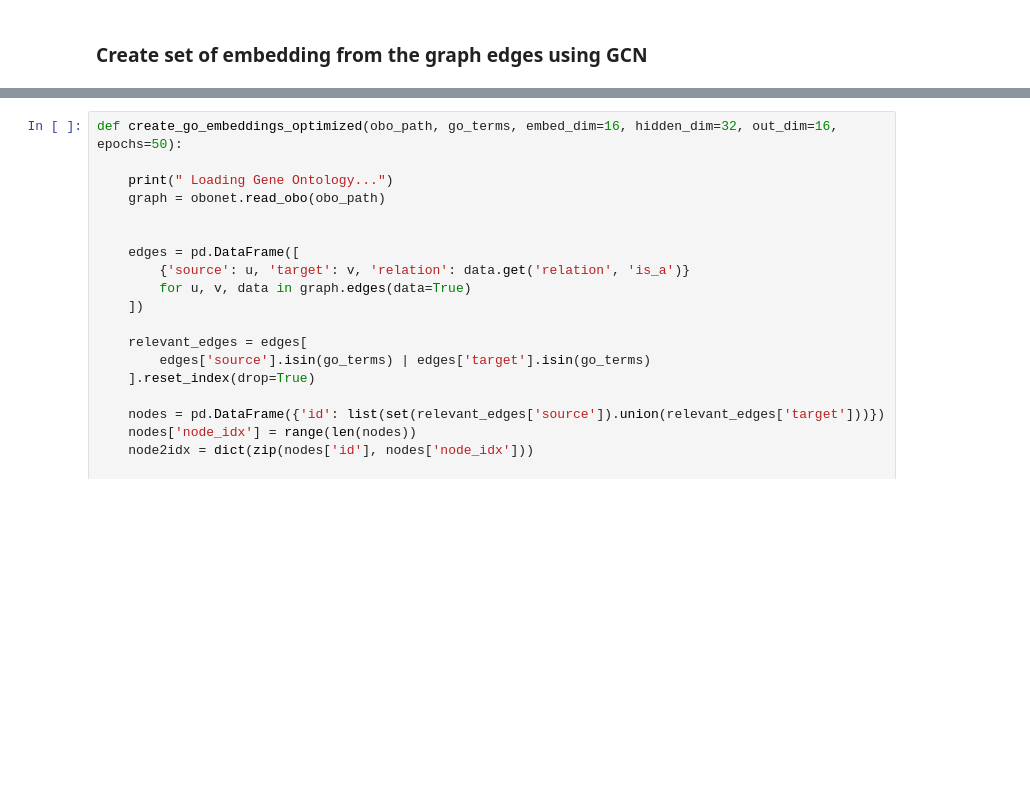
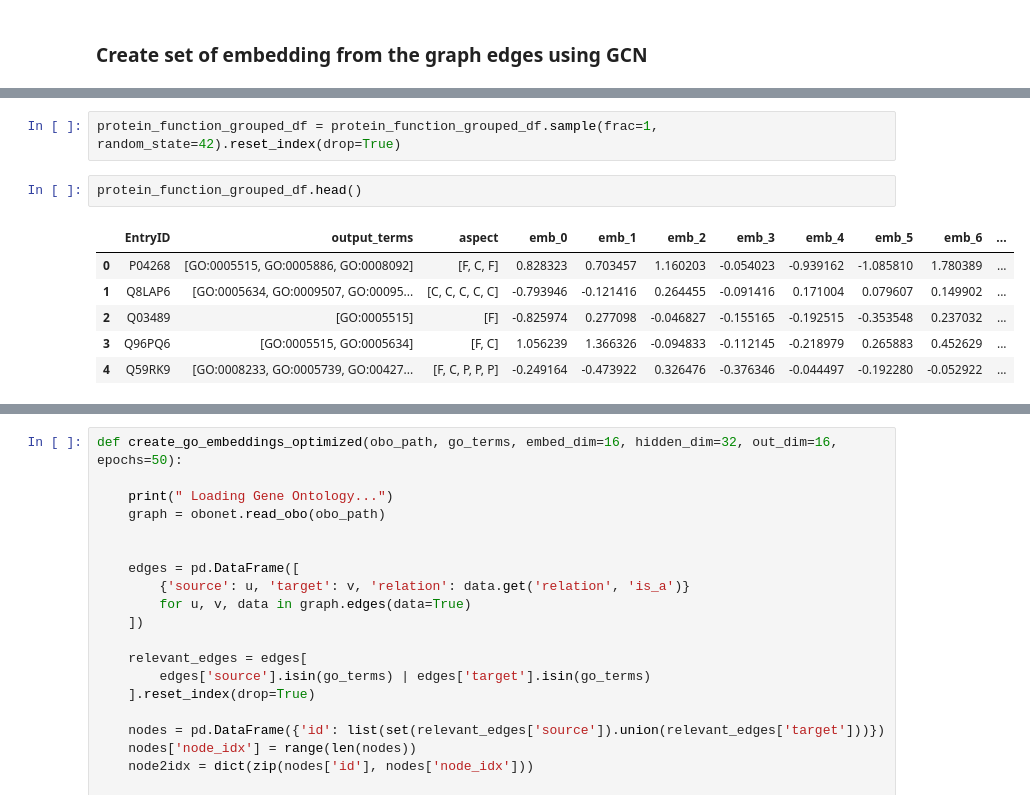
Before and after one commit to anirban1991/CAFA_6_protein_function_kaggle, a Jupyter notebook: dataprocessing-model-training.ipynb, the cells around one changed output, grey strips where cells are left out. Saved outputs shown, nothing was run; the diff lists cells and outputs as text; blank space fills up the shorter version.

```diff
--- a/dataprocessing-model-training.ipynb
+++ b/dataprocessing-model-training.ipynb
@@ -319,0 +437,11 @@ NameError: name 'protein_function_df' is not defined
+# %%
+protein_function_grouped_df = protein_function_grouped_df.sample(frac=1, random_state=42).reset_index(drop=True)
+# %%
+protein_function_grouped_df.head()
+# %% [output]
+|  | EntryID | output_terms | aspect | emb_0 | emb_1 | emb_2 | emb_3 | emb_4 | emb_5 | emb_6 | ... |
+| 0 | P04268 | [GO:0005515, GO:0005886, GO:0008092] | [F, C, F] | 0.828323 | 0.703457 | 1.160203 | -0.054023 | -0.939162 | -1.085810 | 1.780389 | ... |
+| 1 | Q8LAP6 | [GO:0005634, GO:0009507, GO:00095... | [C, C, C, C, C] | -0.793946 | -0.121416 | 0.264455 | -0.091416 | 0.171004 | 0.079607 | 0.149902 | ... |
+| 2 | Q03489 | [GO:0005515] | [F] | -0.825974 | 0.277098 | -0.046827 | -0.155165 | -0.192515 | -0.353548 | 0.237032 | ... |
+| 3 | Q96PQ6 | [GO:0005515, GO:0005634] | [F, C] | 1.056239 | 1.366326 | -0.094833 | -0.112145 | -0.218979 | 0.265883 | 0.452629 | ... |
+| 4 | Q59RK9 | [GO:0008233, GO:0005739, GO:00427... | [F, C, P, P, P] | -0.249164 | -0.473922 | 0.326476 | -0.376346 | -0.044497 | -0.192280 | -0.052922 | ... |
```
Also changed, not shown: parts of 22 cells of this notebook.
